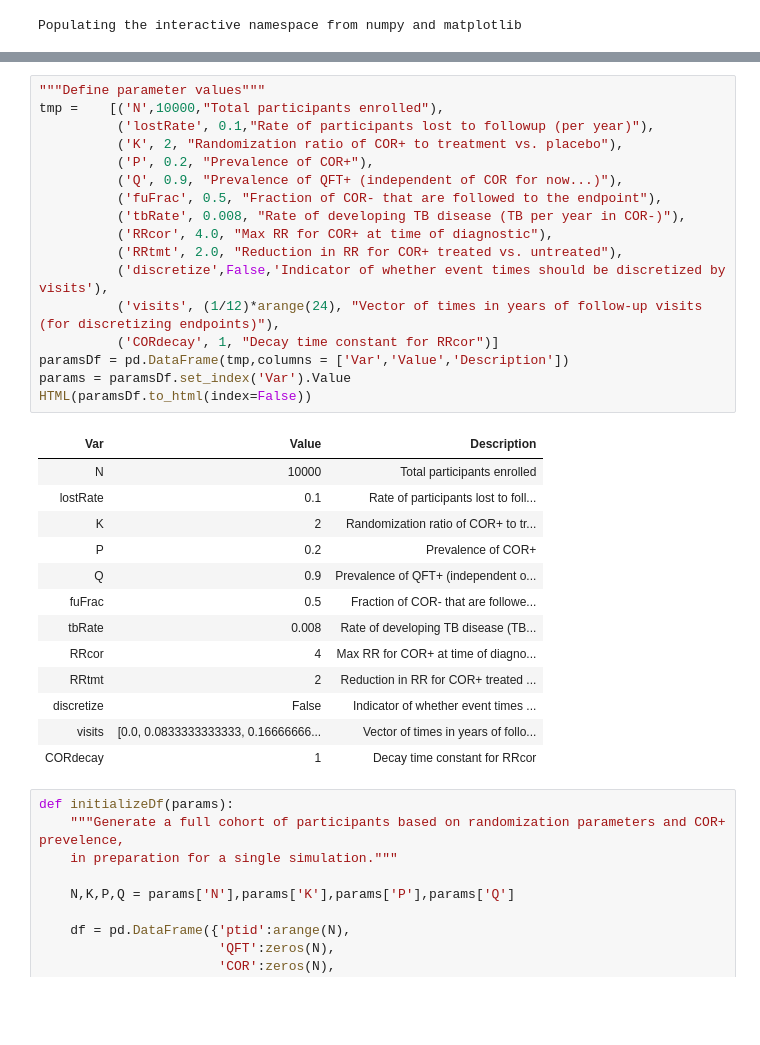
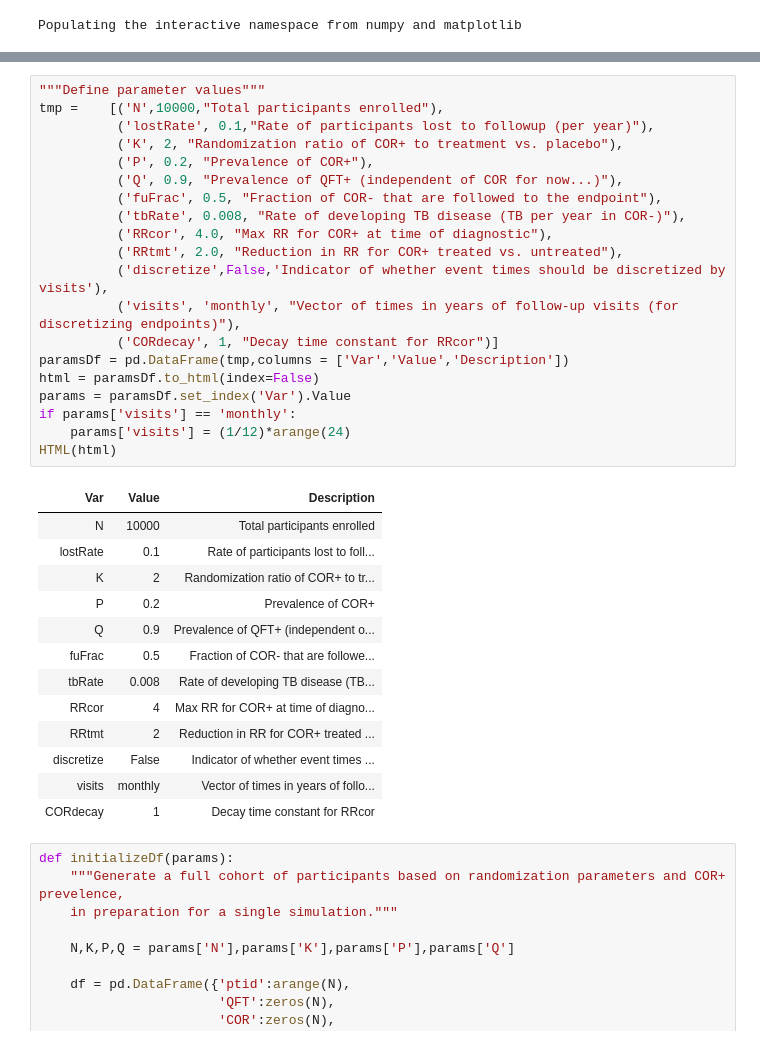
Before and after one commit to agartland/notebooks, a Jupyter notebook: TB_COR_ST.ipynb, the cells around one changed output, grey strips where cells are left out. Saved outputs shown, nothing was run; the diff lists cells and outputs as text; blank space fills up the shorter version.

```diff
--- a/TB_COR_ST.ipynb
+++ b/TB_COR_ST.ipynb
@@ -42,33 +46,36 @@ Populating the interactive namespace from numpy and matplotlib
 # %%
 """Define parameter values"""
 tmp =    [('N',10000,"Total participants enrolled"),
           ('lostRate', 0.1,"Rate of participants lost to followup (per year)"),
           ('K', 2, "Randomization ratio of COR+ to treatment vs. placebo"),
           ('P', 0.2, "Prevalence of COR+"),
           ('Q', 0.9, "Prevalence of QFT+ (independent of COR for now...)"),
           ('fuFrac', 0.5, "Fraction of COR- that are followed to the endpoint"),
           ('tbRate', 0.008, "Rate of developing TB disease (TB per year in COR-)"),
           ('RRcor', 4.0, "Max RR for COR+ at time of diagnostic"),
           ('RRtmt', 2.0, "Reduction in RR for COR+ treated vs. untreated"),
           ('discretize',False,'Indicator of whether event times should be discretized by visits'),
-          ('visits', (1/12)*arange(24), "Vector of times in years of follow-up visits (for discretizing endpoints)"),
+          ('visits', 'monthly', "Vector of times in years of follow-up visits (for discretizing endpoints)"),
           ('CORdecay', 1, "Decay time constant for RRcor")]
 paramsDf = pd.DataFrame(tmp,columns = ['Var','Value','Description'])
+html = paramsDf.to_html(index=False)
 params = paramsDf.set_index('Var').Value
-HTML(paramsDf.to_html(index=False))
+if params['visits'] == 'monthly':
+    params['visits'] = (1/12)*arange(24)
+HTML(html)
 # %% [output]
 | Var | Value | Description |
 | N | 10000 | Total participants enrolled |
 | lostRate | 0.1 | Rate of participants lost to foll... |
 | K | 2 | Randomization ratio of COR+ to tr... |
 | P | 0.2 | Prevalence of COR+ |
 | Q | 0.9 | Prevalence of QFT+ (independent o... |
 | fuFrac | 0.5 | Fraction of COR- that are followe... |
 | tbRate | 0.008 | Rate of developing TB disease (TB... |
 | RRcor | 4 | Max RR for COR+ at time of diagno... |
 | RRtmt | 2 | Reduction in RR for COR+ treated ... |
 | discretize | False | Indicator of whether event times ... |
-| visits | [0.0, 0.0833333333333, 0.16666666... | Vector of times in years of follo... |
+| visits | monthly | Vector of times in years of follo... |
 | CORdecay | 1 | Decay time constant for RRcor |
 # %%
 def initializeDf(params):
```
Also changed, not shown: parts of 9 cells of this notebook.
